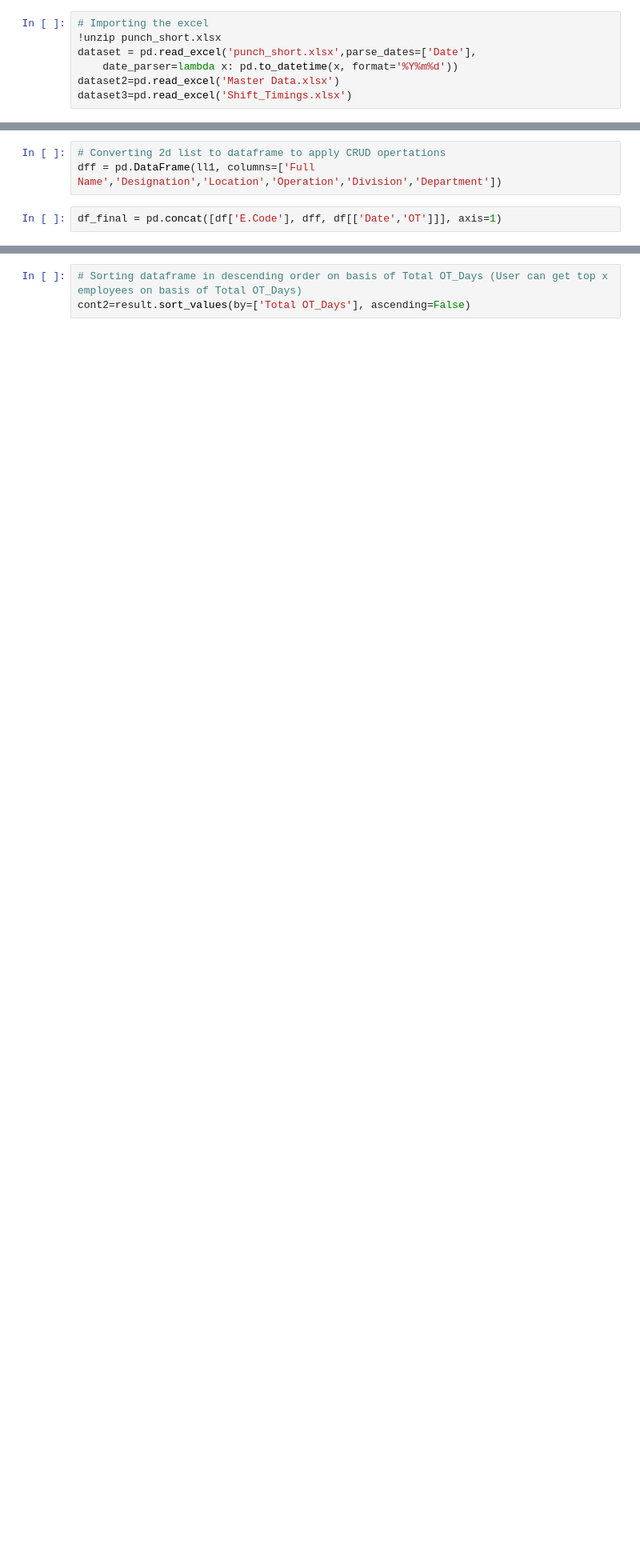
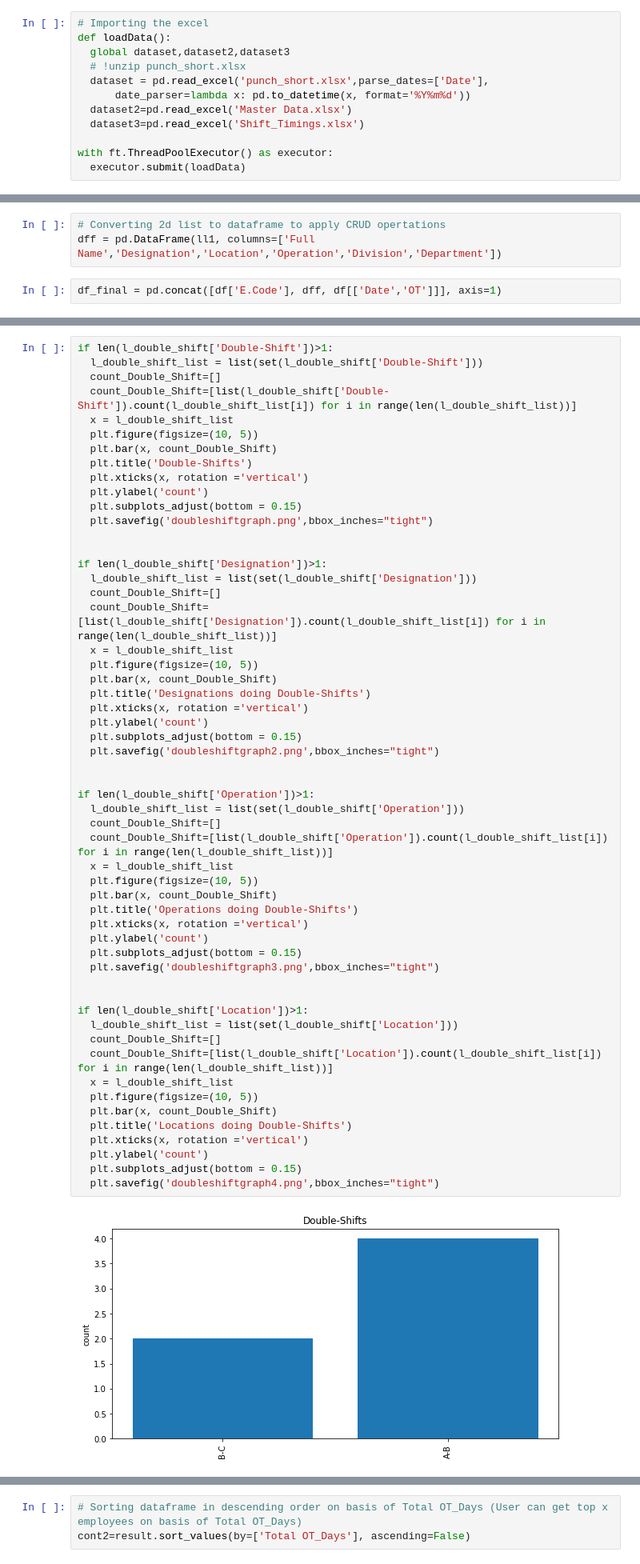
Before and after one commit to kartikeyahl/MS_analysis, a Jupyter notebook: PunchTimeAnalysisLatest4.ipynb, the cells around one changed output, grey strips where cells are left out. Shown: that part at 80% size. Drawn from its saved outputs; the diff is of its cells as text; blank space fills up the shorter version.

```diff
--- a/PunchTimeAnalysisLatest4.ipynb
+++ b/PunchTimeAnalysisLatest4.ipynb
@@ -10,8 +12,13 @@ import concurrent.futures as ft
 import multiprocessing
 # %%
 # Importing the excel
-!unzip punch_short.xlsx
-dataset = pd.read_excel('punch_short.xlsx',parse_dates=['Date'],
-    date_parser=lambda x: pd.to_datetime(x, format='%Y%m%d'))
-dataset2=pd.read_excel('Master Data.xlsx')
-dataset3=pd.read_excel('Shift_Timings.xlsx')
+def loadData():
+  global dataset,dataset2,dataset3
+  # !unzip punch_short.xlsx
+  dataset = pd.read_excel('punch_short.xlsx',parse_dates=['Date'],
+      date_parser=lambda x: pd.to_datetime(x, format='%Y%m%d'))
+  dataset2=pd.read_excel('Master Data.xlsx')
+  dataset3=pd.read_excel('Shift_Timings.xlsx')
+
+with ft.ThreadPoolExecutor() as executor:
+  executor.submit(loadData)
@@ -572,0 +573,57 @@ l_double_shift=pd.DataFrame(l_double_shift,columns=['E.Code','Date','Double-Shif
+# %%
+if len(l_double_shift['Double-Shift'])>1:
+  l_double_shift_list = list(set(l_double_shift['Double-Shift']))
+  count_Double_Shift=[]
+  count_Double_Shift=[list(l_double_shift['Double-Shift']).count(l_double_shift_list[i]) for i in range(len(l_double_shift_list))]
+  x = l_double_shift_list
+  plt.figure(figsize=(10, 5))
+  plt.bar(x, count_Double_Shift)
+  plt.title('Double-Shifts')
+  plt.xticks(x, rotation ='vertical')
+  plt.ylabel('count')
+  plt.subplots_adjust(bottom = 0.15)
+  plt.savefig('doubleshiftgraph.png',bbox_inches="tight")
+
+
+if len(l_double_shift['Designation'])>1:
+  l_double_shift_list = list(set(l_double_shift['Designation']))
+  count_Double_Shift=[]
+  count_Double_Shift=[list(l_double_shift['Designation']).count(l_double_shift_list[i]) for i in range(len(l_double_shift_list))]
+  x = l_double_shift_list
+  plt.figure(figsize=(10, 5))
+  plt.bar(x, count_Double_Shift)
+  plt.title('Designations doing Double-Shifts')
+  plt.xticks(x, rotation ='vertical')
+  plt.ylabel('count')
+  plt.subplots_adjust(bottom = 0.15)
+  plt.savefig('doubleshiftgraph2.png',bbox_inches="tight")
+
+
+if len(l_double_shift['Operation'])>1:
+  l_double_shift_list = list(set(l_double_shift['Operation']))
+  count_Double_Shift=[]
+  count_Double_Shift=[list(l_double_shift['Operation']).count(l_double_shift_list[i]) for i in range(len(l_double_shift_list))]
+  x = l_double_shift_list
+  plt.figure(figsize=(10, 5))
+  plt.bar(x, count_Double_Shift)
+  plt.title('Operations doing Double-Shifts')
+  plt.xticks(x, rotation ='vertical')
+  plt.ylabel('count')
+  plt.subplots_adjust(bottom = 0.15)
+  plt.savefig('doubleshiftgraph3.png',bbox_inches="tight")
+
+
+if len(l_double_shift['Location'])>1:
+  l_double_shift_list = list(set(l_double_shift['Location']))
+  count_Double_Shift=[]
+  count_Double_Shift=[list(l_double_shift['Location']).count(l_double_shift_list[i]) for i in range(len(l_double_shift_list))]
+  x = l_double_shift_list
+  plt.figure(figsize=(10, 5))
+  plt.bar(x, count_Double_Shift)
+  plt.title('Locations doing Double-Shifts')
+  plt.xticks(x, rotation ='vertical')
+  plt.ylabel('count')
+  plt.subplots_adjust(bottom = 0.15)
+  plt.savefig('doubleshiftgraph4.png',bbox_inches="tight")
+# %% [output]
+[figure, added]
```
Also changed, not shown: parts of 17 cells of this notebook.
